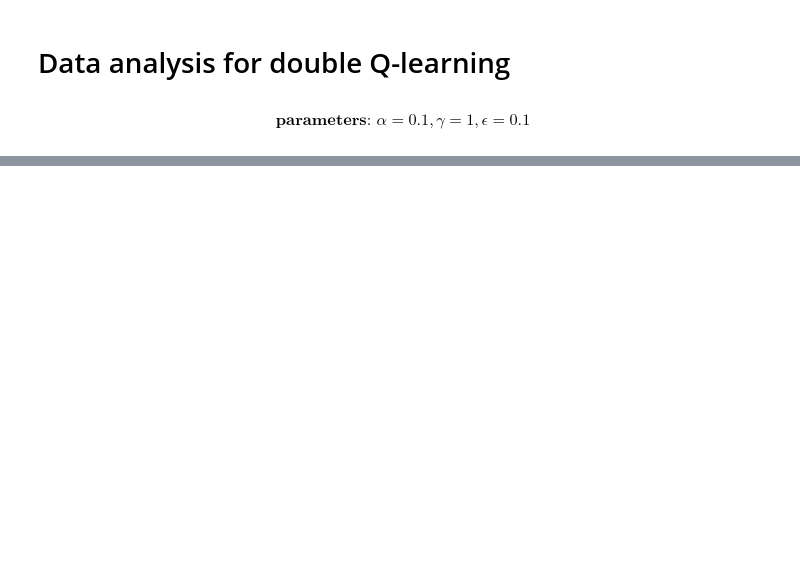
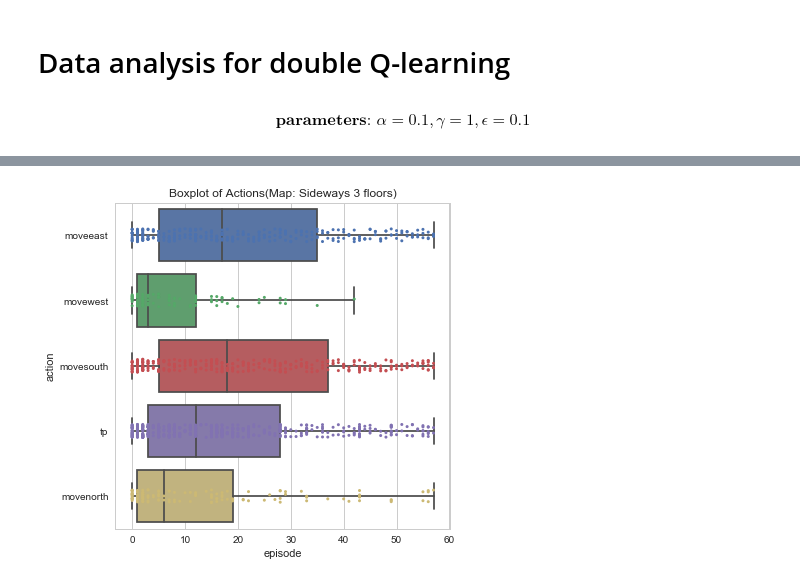
Before and after one commit to andrewdoh/scuba_diver, a Jupyter notebook: data/CS175.ipynb, the cells around one changed output, grey strips where cells are left out. Cells and saved outputs as stored; diff of their text form; code cells hidden in the pictures; blank space fills up the shorter version.

```diff
--- a/data/CS175.ipynb
+++ b/data/CS175.ipynb
@@ -84,0 +54,10 @@ ax = sns.countplot(x="alive",data=death_data).set_title('Agent Deaths(4x4)')
+# %%
+# Plot the orbital period with horizontal boxes
+ax = sns.boxplot(x="episode", y="action", data=action_data,
+                 whis=np.inf)
+plt.rcParams['figure.figsize']=(6,6)
+# Add in points to show each observation
+ax = sns.stripplot(x="episode", y="action", data=action_data,
+              jitter=True, size=3,linewidth=0).set_title('Boxplot of Actions(Map: Sideways 3 floors)')
+# %% [output]
+[figure, added]
```
Also changed, not shown: parts of 68 cells of this notebook, 50 other files.
